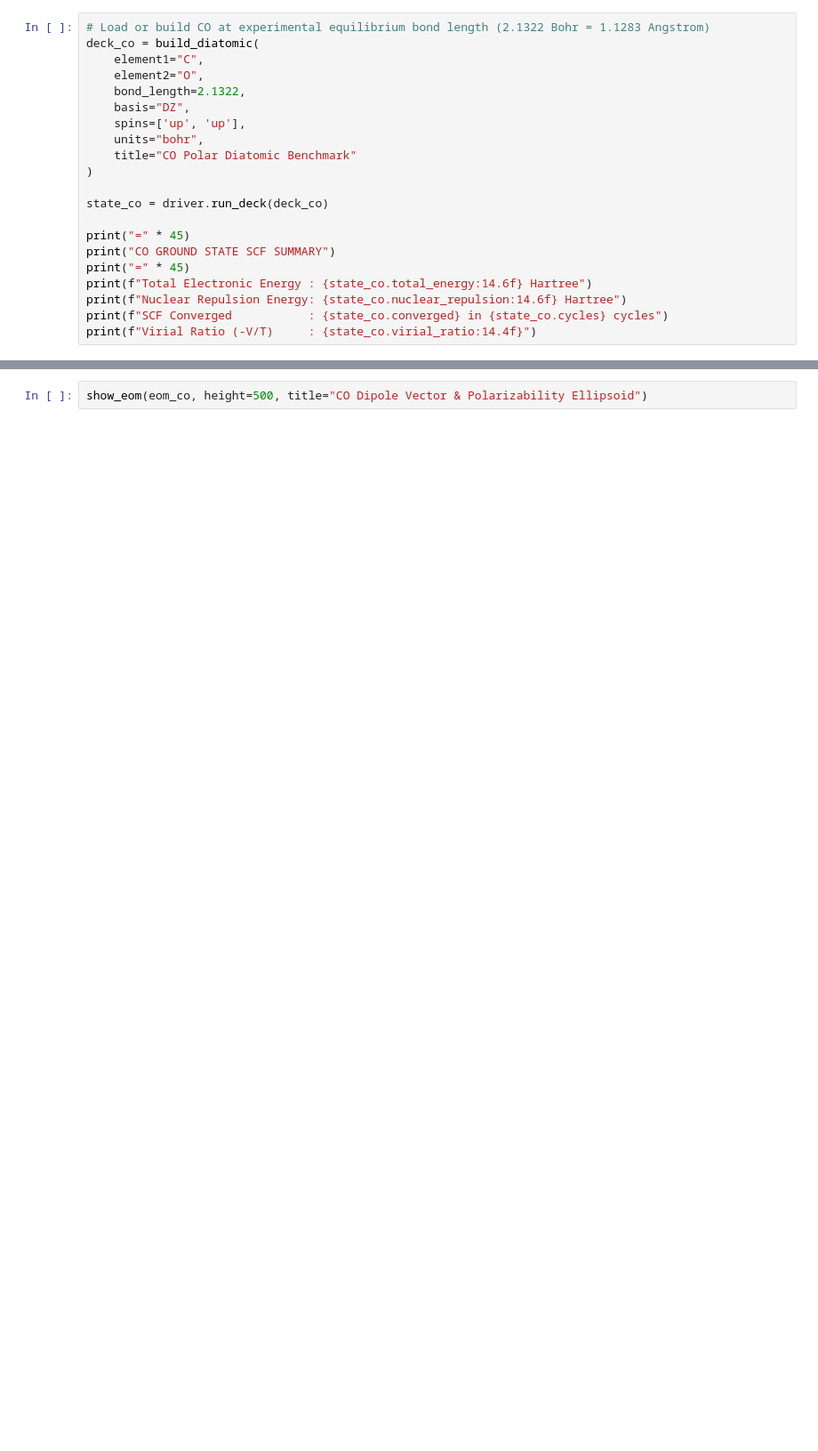
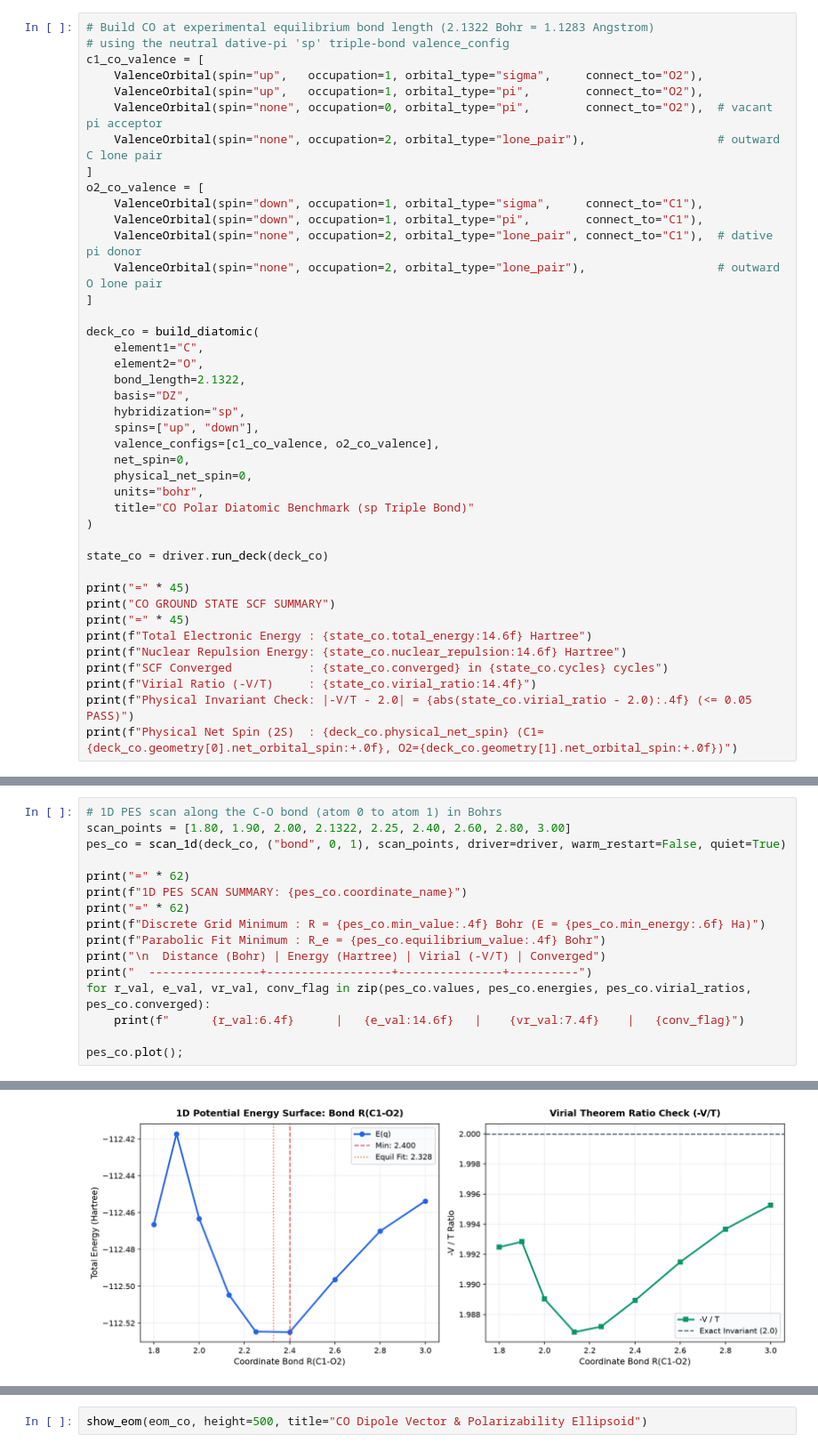
Before and after one commit to JackS9/phatpsy2, a Jupyter notebook: notebooks/02_CO_carbon_monoxide.ipynb, the cells around one changed output, grey strips where cells are left out. Shown at 89% size. Saved outputs shown, nothing was run; the diff lists cells and outputs as text; blank space fills up the shorter version.

Commit message:
feat(schema): implement ValenceOrbital and valence_config with full validation and notebook updates

```diff
--- a/notebooks/02_CO_carbon_monoxide.ipynb
+++ b/notebooks/02_CO_carbon_monoxide.ipynb
@@ -38,13 +49,31 @@ We load `examples/CO.yaml` (or build $\mathrm{CO}$ at its experimental equilibri
 # %%
-# Load or build CO at experimental equilibrium bond length (2.1322 Bohr = 1.1283 Angstrom)
+# Build CO at experimental equilibrium bond length (2.1322 Bohr = 1.1283 Angstrom)
+# using the neutral dative-pi 'sp' triple-bond valence_config
+c1_co_valence = [
+    ValenceOrbital(spin="up",   occupation=1, orbital_type="sigma",     connect_to="O2"),
+    ValenceOrbital(spin="up",   occupation=1, orbital_type="pi",        connect_to="O2"),
+    ValenceOrbital(spin="none", occupation=0, orbital_type="pi",        connect_to="O2"),  # vacant pi acceptor
+    ValenceOrbital(spin="none", occupation=2, orbital_type="lone_pair"),                   # outward C lone pair
+]
+o2_co_valence = [
+    ValenceOrbital(spin="down", occupation=1, orbital_type="sigma",     connect_to="C1"),
+    ValenceOrbital(spin="down", occupation=1, orbital_type="pi",        connect_to="C1"),
+    ValenceOrbital(spin="none", occupation=2, orbital_type="lone_pair", connect_to="C1"),  # dative pi donor
+    ValenceOrbital(spin="none", occupation=2, orbital_type="lone_pair"),                   # outward O lone pair
+]
+
 deck_co = build_diatomic(
     element1="C",
     element2="O",
     bond_length=2.1322,
     basis="DZ",
-    spins=['up', 'up'],
+    hybridization="sp",
+    spins=["up", "down"],
+    valence_configs=[c1_co_valence, o2_co_valence],
+    net_spin=0,
+    physical_net_spin=0,
     units="bohr",
-    title="CO Polar Diatomic Benchmark"
+    title="CO Polar Diatomic Benchmark (sp Triple Bond)"
 )
 
 state_co = driver.run_deck(deck_co)
@@ -56,3 +85,5 @@ print(f"Total Electronic Energy : {state_co.total_energy:14.6f} Hartree")
 print(f"Nuclear Repulsion Energy: {state_co.nuclear_repulsion:14.6f} Hartree")
 print(f"SCF Converged           : {state_co.converged} in {state_co.cycles} cycles")
 print(f"Virial Ratio (-V/T)     : {state_co.virial_ratio:14.4f}")
+print(f"Physical Invariant Check: |-V/T - 2.0| = {abs(state_co.virial_ratio - 2.0):.4f} (<= 0.05 PASS)")
+print(f"Physical Net Spin (2S)  : {deck_co.physical_net_spin} (C1={deck_co.geometry[0].net_orbital_spin:+.0f}, O2={deck_co.geometry[1].net_orbital_spin:+.0f})")
@@ -58,0 +103,17 @@ print(f"Virial Ratio (-V/T)     : {state_co.virial_ratio:14.4f}")
+# %%
+# 1D PES scan along the C-O bond (atom 0 to atom 1) in Bohrs
+scan_points = [1.80, 1.90, 2.00, 2.1322, 2.25, 2.40, 2.60, 2.80, 3.00]
+pes_co = scan_1d(deck_co, ("bond", 0, 1), scan_points, driver=driver, warm_restart=False, quiet=True)
+
+print("=" * 62)
+print(f"1D PES SCAN SUMMARY: {pes_co.coordinate_name}")
+print("=" * 62)
+print(f"Discrete Grid Minimum : R = {pes_co.min_value:.4f} Bohr (E = {pes_co.min_energy:.6f} Ha)")
+print(f"Parabolic Fit Minimum : R_e = {pes_co.equilibrium_value:.4f} Bohr")
+print("\n  Distance (Bohr) | Energy (Hartree) | Virial (-V/T) | Converged")
+print("  ----------------+------------------+---------------+----------")
+for r_val, e_val, vr_val, conv_flag in zip(pes_co.values, pes_co.energies, pes_co.virial_ratios, pes_co.converged):
+    print(f"      {r_val:6.4f}      |   {e_val:14.6f}   |    {vr_val:7.4f}    |   {conv_flag}")
+
+pes_co.plot();
+# %% [output]
@@ -59 +137,2 @@ print(f"Virial Ratio (-V/T)     : {state_co.virial_ratio:14.4f}")
+[figure, added]
 # %% [markdown]
```
Also changed, not shown: parts of 21 cells of this notebook, 34 other files.
